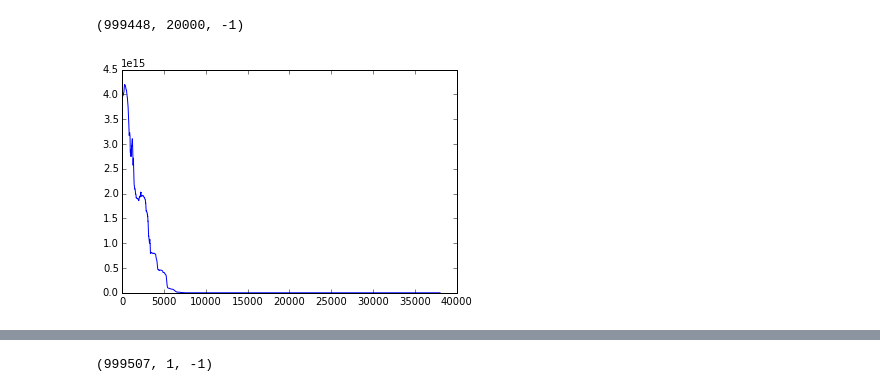
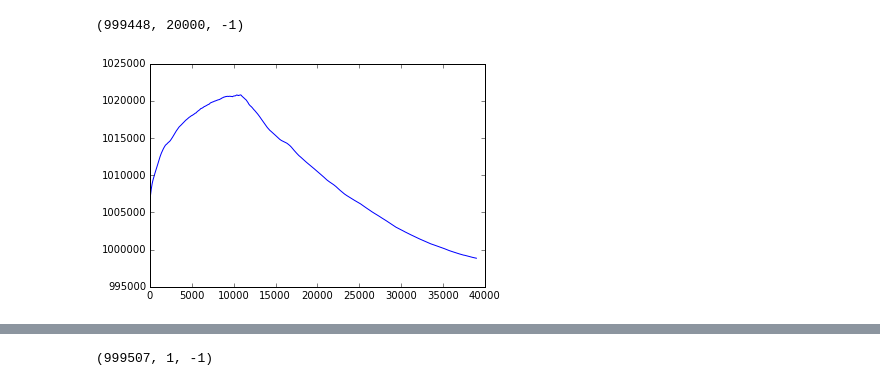
Before and after one commit to beeleb/Market-Model, a Jupyter notebook: trader model.ipynb, the cells around one changed output, grey strips where cells are left out. Cells and saved outputs as stored; diff of their text form; code cells hidden in the pictures.

```diff
--- a/trader model.ipynb
+++ b/trader model.ipynb
@@ -560,10 +570,10 @@ for order in mars[0].buy_orders:
         print order
 # %% [output]
 (999448, 20000, -1)
-# %%
-move_ave(mar.prices,2000)
-# %% [output]
-[figure, removed]
+# %%
+move_ave(mars[1].prices,1000)
+# %% [output]
+[figure, added]
 # %%
 lis = []
 for i in range(len(mars[0].prices)):
```
Also changed, not shown: parts of 10 cells of this notebook, 48 other files.
